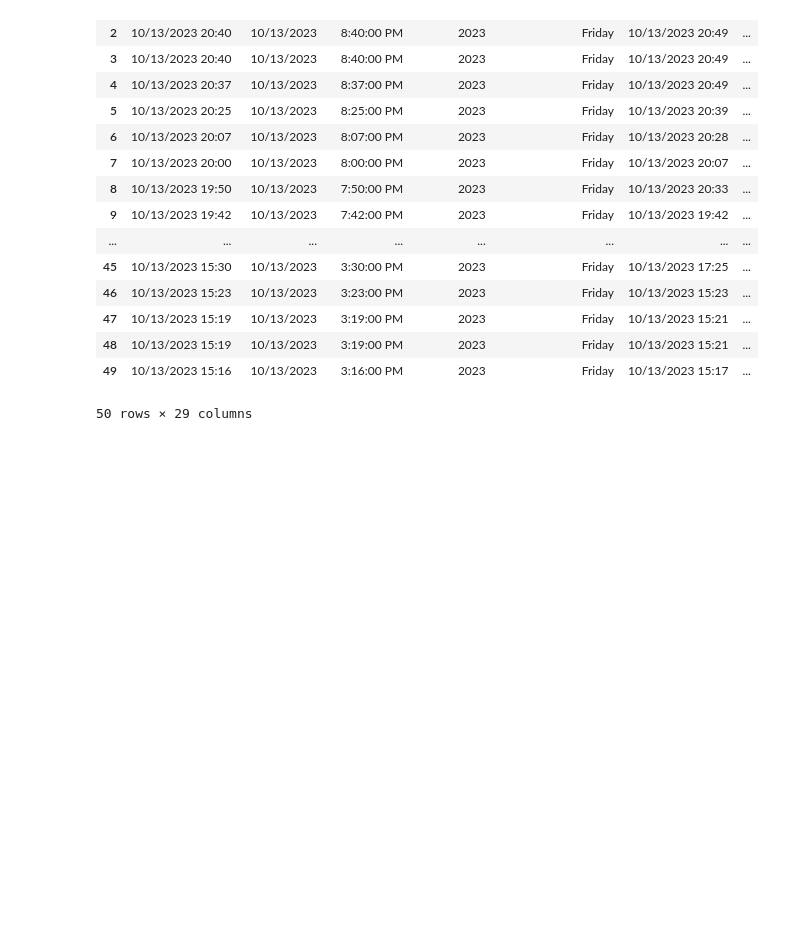
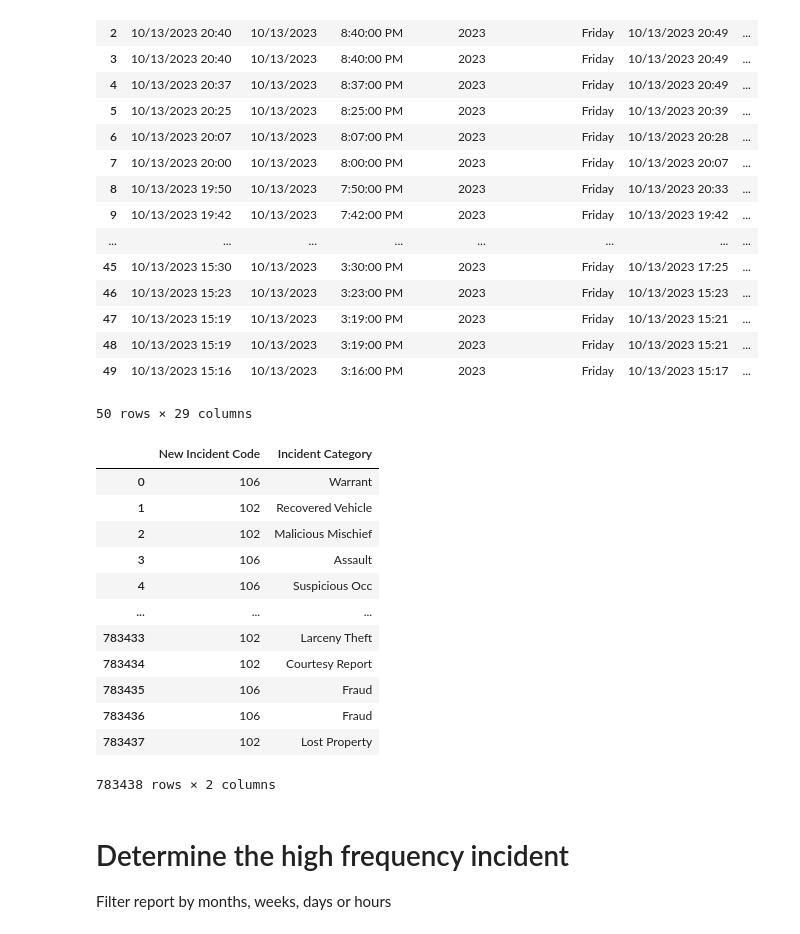
Before and after one commit to rabellan/SafetyNet, a Jupyter notebook: safetynet_sf_crimedata.ipynb, the cells around one changed output. Drawn from its saved outputs; the diff is of its cells as text; code cells hidden in the pictures; blank space fills up the shorter version.

Commit message:
created new DataFrame for New Incident Code and Incident Code Description

```diff
--- a/safetynet_sf_crimedata.ipynb
+++ b/safetynet_sf_crimedata.ipynb
@@ -147,7 +147,7 @@ Incident Code: [1005, 1007, 1133, 2002, 2003, 2004, 2020, 2101, 2102, 2104, 3011
 # %%
 #Grouping the keywords in the SF Incident Desciption as White Collar Crime
 white_collar_crime = ["fraud","embezzlement","personation", "impersonation","counterfeit","imperson","counterfeiting",\
-                      "falsify","false","permit","forgery"]
+                      "falsify","false","permit","forgery", "cryptocurrency","fraudulent"]
 mask_white_collar = unique_codes_sorted["Incident Description"].str.contains("|".join(white_collar_crime), case=False)
 white_collar_group = unique_codes_sorted[mask_white_collar]
 #Collect the corresponding "SF Incident Code" and save to a variable
@@ -178,6 +180,6 @@ Incident Code: [2001, 2204, 3021, 3031, 3034, 3063, 3094, 3401, 3432, 3474, 3483
 # %%
 #Grouping the keywords in the SF Incident Desciption as  Hate crimes
-hate_crime = ["threat","hate","swear", "peace", "riot","conspiracy"]
+hate_crime = ["threat","hate","swear", "peace", "riot","conspiracy","place of worship"]
 mask_hate_crime = unique_codes_sorted["Incident Description"].str.contains("|".join(hate_crime), case=False)
 hate_crime_group = unique_codes_sorted[mask_hate_crime]
 #Collect the corresponding "SF Incident Code" and save to a variable
@@ -193,9 +195,12 @@ Incident Code: [2201, 3053, 3093, 3414, 3421, 3434, 4091, 4136, 6133, 6151, 6222
 # %%
 #Grouping the keywords in the SF Incident Desciption as  Quality of life disruptions
 quality_life_disrupt = ["biting","disrupt","swear", "graffiti", "trespass","vandal","mischief","animal","loit",\
-                        "unusual","against","disorderly","traffic","warrant","weapons","malicious",\
-                        "suspicious","non-criminal","missing","collision","children","investigation",\
-                        "mental","harassing","detention","battery","conspiracy"]
+                        "unusual","against","disorderly","traffic","warrant","weapon","malicious",\
+                        "suspicious","non-criminal","missing","collision","investigation",\
+                        "mental","harassing","detention","battery","conspiracy","eavesdropping", "prostitution",\
+                        "interfering","fireworks","pimping","evading a police","disturbing","traffic","racing",\
+                        "knife", "permit","violation","riot","bathroom hole","resisting",\
+                        "infractions","permit violation","throwing injurious substance","disturbance"]
 mask_quality_life = unique_codes_sorted["Incident Description"].str.contains("|".join(quality_life_disrupt), case=False)
 quality_life_group = unique_codes_sorted[mask_quality_life]
 #Collect the corresponding "SF Incident Code" and save to a variable
@@ -223,19 +228,33 @@ import numpy as np
 # crimedata_df["New Incident ID"] = np.where(crimedata_df['Incident Code'].isin(violent_crime_codes), 101, crimedata_df['Incident Code'])
 
 # Initialize "New Incident ID" with original values
-crimedata_df["New Incident ID"] = crimedata_df['Incident Code']
+crimedata_df["New Incident Code"] = crimedata_df['Incident Code']
 
-# Assign 101 to Violent Crime
+# Assign 101 to Violent Crime codes and add "New Incident ID" column
 mask_violent = crimedata_df['Incident Code'].isin(violent_crime_codes)
-crimedata_df.loc[mask_violent, "New Incident ID"] = 101
+crimedata_df.loc[mask_violent, "New Incident Code"] = 101  # This will locate all Incident Codes under violent crime codes list and assign them as 101 in the new column called "New Incident ID"
 
-# Assign 102 to Property Crime
+# Assign 102 to Property Crime codes
 mask_property = crimedata_df['Incident Code'].isin(property_crime_codes)
-crimedata_df.loc[mask_property & ~mask_violent, "New Incident ID"] = 102  # Exclude already labeled as violent
+crimedata_df.loc[mask_property & ~mask_violent, "New Incident Code"] = 102  # Exclude already labeled as violent crime codes
 
-# Assign 103 to White Collar Crime
+# Assign 103 to White Collar Crime codes
 mask_white_collar = crimedata_df['Incident Code'].isin(white_collar_codes)
-crimedata_df.loc[mask_white_collar & ~mask_violent & ~mask_property, "New Incident ID"] = 103  # Exclude already labeled as violent or property
+crimedata_df.loc[mask_white_collar & ~mask_violent & ~mask_property, "New Incident Code"] = 103    #Exclude already labeled as violent crime or property crime codes
+
+# Assign 104 to Drug & Alcohol Crime codes
+mask_drug_alcohol = crimedata_df['Incident Code'].isin(drug_alcohol_codes)
+crimedata_df.loc[mask_drug_alcohol & ~mask_violent & ~mask_property & ~mask_white_collar, "New Incident Code"] = 104   #Exclude already labeled as violent crime, property crime & white collar crime codes
+
+# Assign 105 to Hate Crime codes
+mask_hate = crimedata_df['Incident Code'].isin(hate_crime_codes)
+crimedata_df.loc[mask_hate & ~mask_violent & ~mask_property & ~mask_white_collar & ~mask_drug_alcohol, "New Incident Code"] = 105   #Exclude already labeled as violent crime, property crime, white collar crime & drug & alcohol crime codes
+
+# # Assign 106 to Quality of life Crime codes
+mask_quality_life = crimedata_df['Incident Code'].isin(quality_life_codes)
+crimedata_df.loc[mask_quality_life & ~mask_violent & ~mask_property & ~mask_white_collar & ~mask_drug_alcohol & ~mask_hate, "New Incident Code"] = 106   #Exclude already labeled as violent crime, property crime, white collar crime, drug & alcohol crime and hate crime codes
+
+
 display(crimedata_df.head(50))
 # %% [output]
 |  | Incident Datetime | Incident Date | Incident Time | Incident Year | Incident Day of Week | Report Datetime | ... |
@@ -256,3 +275,21 @@ display(crimedata_df.head(50))
 | 48 | 10/13/2023 15:19 | 10/13/2023 | 3:19:00 PM | 2023 | Friday | 10/13/2023 15:21 | ... |
 | 49 | 10/13/2023 15:16 | 10/13/2023 | 3:16:00 PM | 2023 | Friday | 10/13/2023 15:17 | ... |
 50 rows × 29 columns
+# %%
+# Create dataframe of New Incident ID corresponding to various Incident Descriptions
+new_crimedata_df= crimedata_df[['New Incident Code','Incident Category']]
+new_crimedata_df
+# %% [output]
+|  | New Incident Code | Incident Category |
+| 0 | 106 | Warrant |
+| 1 | 102 | Recovered Vehicle |
+| 2 | 102 | Malicious Mischief |
+| 3 | 106 | Assault |
+| 4 | 106 | Suspicious Occ |
+| ... | ... | ... |
+| 783433 | 102 | Larceny Theft |
+| 783434 | 102 | Courtesy Report |
+| 783435 | 106 | Fraud |
+| 783436 | 106 | Fraud |
+| 783437 | 102 | Lost Property |
+783438 rows × 2 columns
@@ -258,0 +300,3 @@ display(crimedata_df.head(50))
+# %% [markdown]
+# Determine the high frequency incident
+Filter report by months, weeks, days or hours
```
Also changed, not shown: parts of 8 cells of this notebook.
